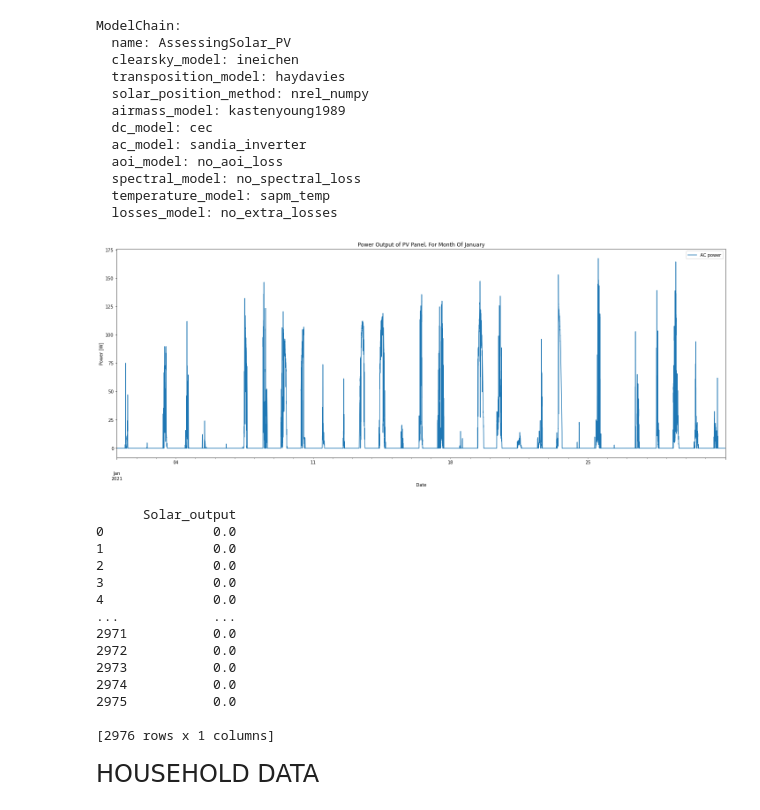
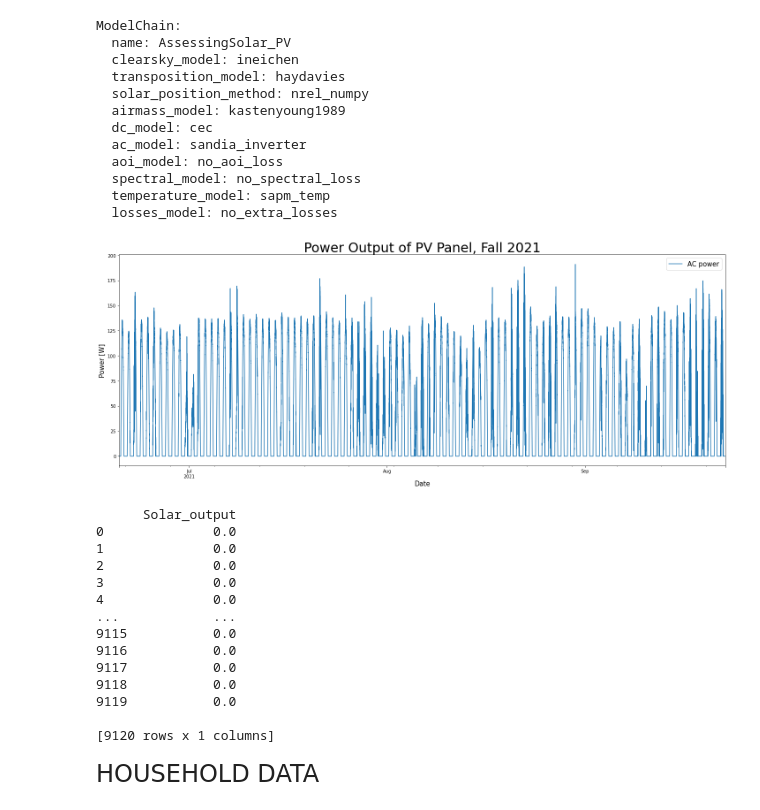
Before and after one commit to dlanzave/greenwaymicrogrid, a Jupyter notebook: MicrogridOpt.ipynb, the cells around one changed output. Cells and saved outputs as stored; diff of their text form; code cells hidden in the pictures.

```diff
--- a/MicrogridOpt.ipynb
+++ b/MicrogridOpt.ipynb
@@ -34,8 +34,8 @@ inverter_data = invdb.iloc[:, np.random.randint(0, high=len(invdb))]
 !pip install --default-timeout=100 NREL-PySAM
 
 df_weather = pvlib.iotools.read_midc_raw_data_from_nrel('UOSMRL',               # Station id(cal poly)
-                                                    pd.Timestamp('20210101'),   # Start date YYYYMMDD
-                                                    pd.Timestamp('20210131'))   # End date  YYYYMMDD
+                                                    pd.Timestamp('20210620'),   # Start date YYYYMMDD
+                                                    pd.Timestamp('20210922'))
 
 # Let's see the head, shape and columns of the data
 df_weather.head(3)
@@ -112,22 +112,22 @@ ModelChain:
 # %%
 # Plot of Power Output
 fig, ax = plt.subplots(figsize=(20, 8))
 
 #x=1.576*0.825*mc.results.weather['dhi']
 
 #x.plot()
 #mc.results.weather['dhi'].plot(label='irrad')
 ax = mc.results.ac.plot(label='AC power')
 #mc.results.dc['p_mp'].plot(label='DC power')
 #ax.xaxis.set_major_formatter(DateFormatter("%m-%d"))
-ax.set_ylabel('Power [W]')
-ax.set_xlabel('Date')
-ax.set_title('Power Output of PV Panel, For Month Of January')
-plt.legend()
+ax.set_ylabel('Power [W]', fontsize=15)
+ax.set_xlabel('Date', fontsize = 15)
+ax.set_title('Power Output of PV Panel, Fall 2021', fontsize=30)
+plt.legend(fontsize=15)
 plt.tight_layout()
 plt.show()
 # %% [output]
-[figure, old version]
+[figure, new version]
 # %%
 #collecting panel output (over 15 min intervals) to a df
 ac_array = mc.results.ac.values
@@ -148,13 +148,13 @@ print(PV_Data)
 3              0.0
 4              0.0
 ...            ...
-2971           0.0
-2972           0.0
-2973           0.0
-2974           0.0
-2975           0.0
+9115           0.0
+9116           0.0
+9117           0.0
+9118           0.0
+9119           0.0
 
-[2976 rows x 1 columns]
+[9120 rows x 1 columns]
 # %% [markdown]
 <font size="5"> HOUSEHOLD DATA
 # %%
```
Also changed, not shown: parts of 5 cells of this notebook.
